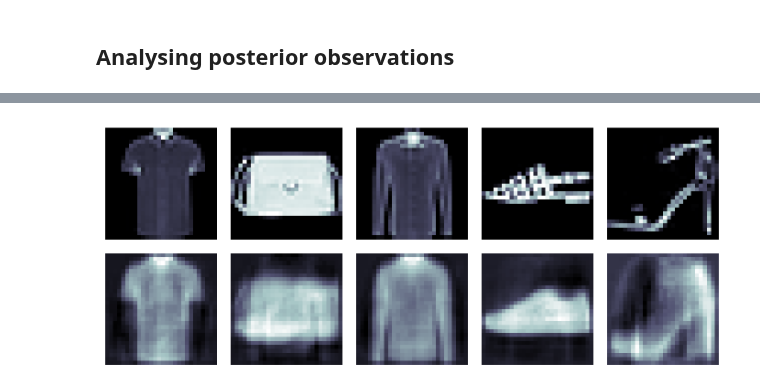
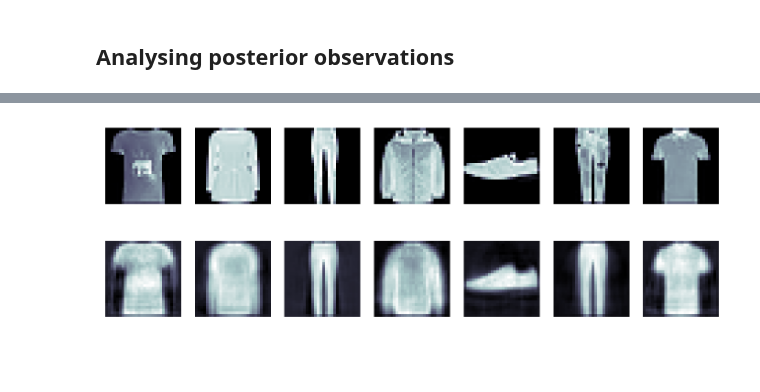
Before and after one commit to gerdm/hard-em-lvm, a Jupyter notebook: notebooks/09-hard-em-fashion-mnist.ipynb, the cells around one changed output, grey strips where cells are left out. Saved outputs shown, nothing was run; the diff lists cells and outputs as text; code cells hidden in the pictures; blank space fills up the shorter version.

```diff
--- a/notebooks/09-hard-em-fashion-mnist.ipynb
+++ b/notebooks/09-hard-em-fashion-mnist.ipynb
@@ -251,7 +250,8 @@ opt_latent_state = tx.init(z_est)
 # %%
 states = (opt_latent_state, opt_params_state)
 
-list_n_its = [1, 5, 10, 15, 50]
+n_epochs = 2000
+list_n_its = [1, 2, 5, 10, 15, 50]
 dict_mll = {}
 for n_its in list_n_its:
     nll_hist = []
@@ -259,7 +259,7 @@ for n_its in list_n_its:
     params_decoder = decoder.init(key_init_params, batch_init)
     z_est = jax.random.normal(key, (n_train, dim_latent))
     part_step = jax.jit(partial(epoch_step, states=states, tx=tx, n_its=n_its))
-    for i in tqdm(range(1500)):
+    for i in tqdm(range(n_epochs)):
         nll, params_decoder, z_est = part_step(params_decoder, z_est)
         nll_hist.append(nll)
         print(f"{nll:0.4e}", end="\r")
@@ -290,6 +287,6 @@ plt.axis("off");
 # %% [markdown]
 ## Analysing posterior observations
 # %%
-n_samples = 5
+n_samples = 7
 key_choice, keys_is = jax.random.split(key_vae)
 keys_is = jax.random.split(keys_is, n_samples)
@@ -296,15 +302,17 @@ keys_is = jax.random.split(keys_is, n_samples)
 # %%
 ixs_test = jax.random.choice(key_choice, len(X_train), (n_samples,))
 fig, ax = plt.subplots(2, n_samples, figsize=(7, 3.0))
 
+
+cmap = "bone"
 mean_x, var_x = decoder.apply(params_decoder, z_est)
 for ax, ix, key in zip(ax.T, ixs_test, keys_is):
     obs = X_train[ix]
 
-    ax[0].imshow(obs.reshape(28, 28), cmap="bone")
-    ax[1].imshow(mean_x[ix].reshape(28, 28), cmap="bone")
+    ax[0].imshow(obs.reshape(28, 28), cmap=cmap)
+    ax[1].imshow(mean_x[ix].reshape(28, 28), cmap=cmap)
     ax[0].axis("off")
     ax[1].axis("off")
 plt.tight_layout()
 # %% [output]
-[figure, old version]
+[figure, new version]
```
Also changed, not shown: parts of 9 cells of this notebook.
